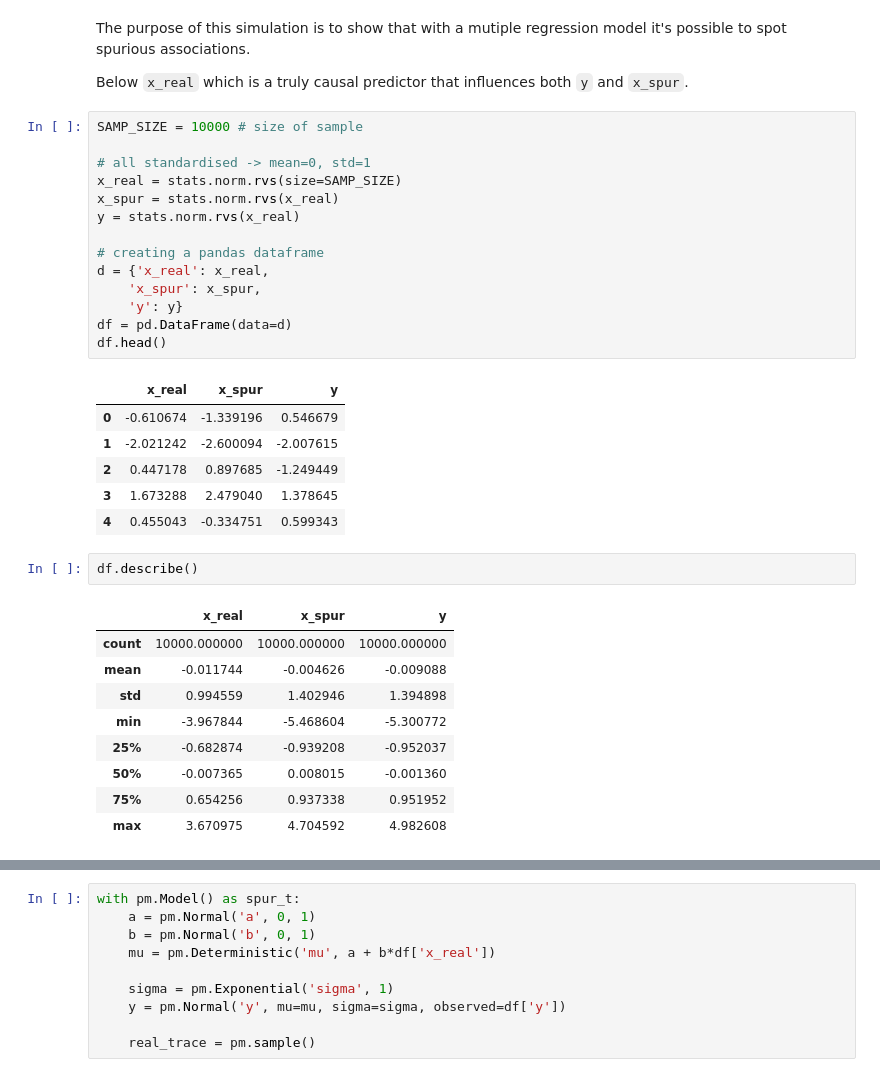
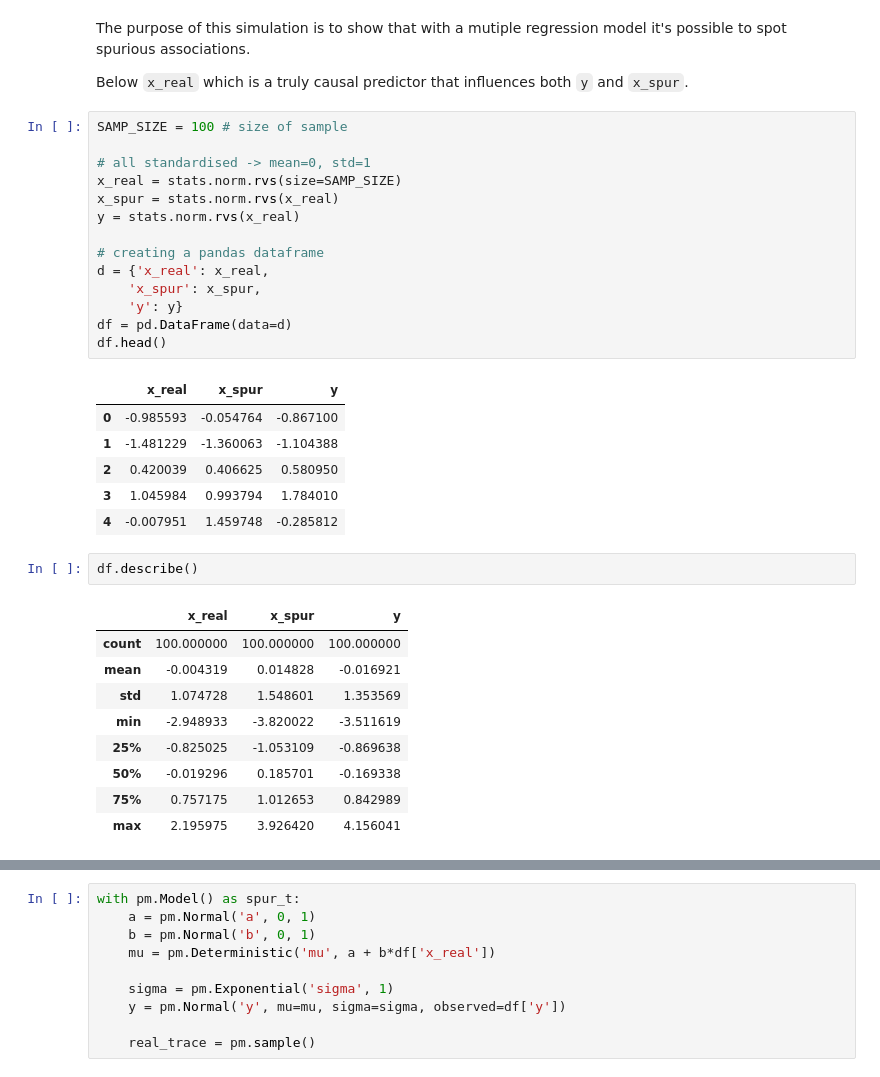
Before and after one commit to elisiojsj/Data-Science, a Jupyter notebook: Spurious_association_simulation.ipynb, the cells around one changed output, grey strips where cells are left out. Saved outputs shown, nothing was run; the diff lists cells and outputs as text.

```diff
--- a/Spurious_association_simulation.ipynb
+++ b/Spurious_association_simulation.ipynb
@@ -14,38 +14,38 @@ The purpose of this simulation is to show that with a mutiple regression model i
 
 Below `x_real` which is a truly causal predictor that influences both `y` and `x_spur`.
 # %%
-SAMP_SIZE = 10000 # size of sample
+SAMP_SIZE = 100 # size of sample
 
 # all standardised -> mean=0, std=1
 x_real = stats.norm.rvs(size=SAMP_SIZE)
 x_spur = stats.norm.rvs(x_real)
 y = stats.norm.rvs(x_real)
 
 # creating a pandas dataframe
 d = {'x_real': x_real,
     'x_spur': x_spur,
     'y': y}
 df = pd.DataFrame(data=d)
 df.head()
 # %% [output]
 |  | x_real | x_spur | y |
-| 0 | -0.610674 | -1.339196 | 0.546679 |
-| 1 | -2.021242 | -2.600094 | -2.007615 |
-| 2 | 0.447178 | 0.897685 | -1.249449 |
-| 3 | 1.673288 | 2.479040 | 1.378645 |
-| 4 | 0.455043 | -0.334751 | 0.599343 |
+| 0 | -0.985593 | -0.054764 | -0.867100 |
+| 1 | -1.481229 | -1.360063 | -1.104388 |
+| 2 | 0.420039 | 0.406625 | 0.580950 |
+| 3 | 1.045984 | 0.993794 | 1.784010 |
+| 4 | -0.007951 | 1.459748 | -0.285812 |
 # %%
 df.describe()
 # %% [output]
 |  | x_real | x_spur | y |
-| count | 10000.000000 | 10000.000000 | 10000.000000 |
-| mean | -0.011744 | -0.004626 | -0.009088 |
-| std | 0.994559 | 1.402946 | 1.394898 |
-| min | -3.967844 | -5.468604 | -5.300772 |
-| 25% | -0.682874 | -0.939208 | -0.952037 |
-| 50% | -0.007365 | 0.008015 | -0.001360 |
-| 75% | 0.654256 | 0.937338 | 0.951952 |
-| max | 3.670975 | 4.704592 | 4.982608 |
+| count | 100.000000 | 100.000000 | 100.000000 |
+| mean | -0.004319 | 0.014828 | -0.016921 |
+| std | 1.074728 | 1.548601 | 1.353569 |
+| min | -2.948933 | -3.820022 | -3.511619 |
+| 25% | -0.825025 | -1.053109 | -0.869638 |
+| 50% | -0.019296 | 0.185701 | -0.169338 |
+| 75% | 0.757175 | 1.012653 | 0.842989 |
+| max | 2.195975 | 3.926420 | 4.156041 |
 # %%
 sns.pairplot(data=df)
 # %% [output]
```
Also changed, not shown: parts of 13 cells of this notebook.
